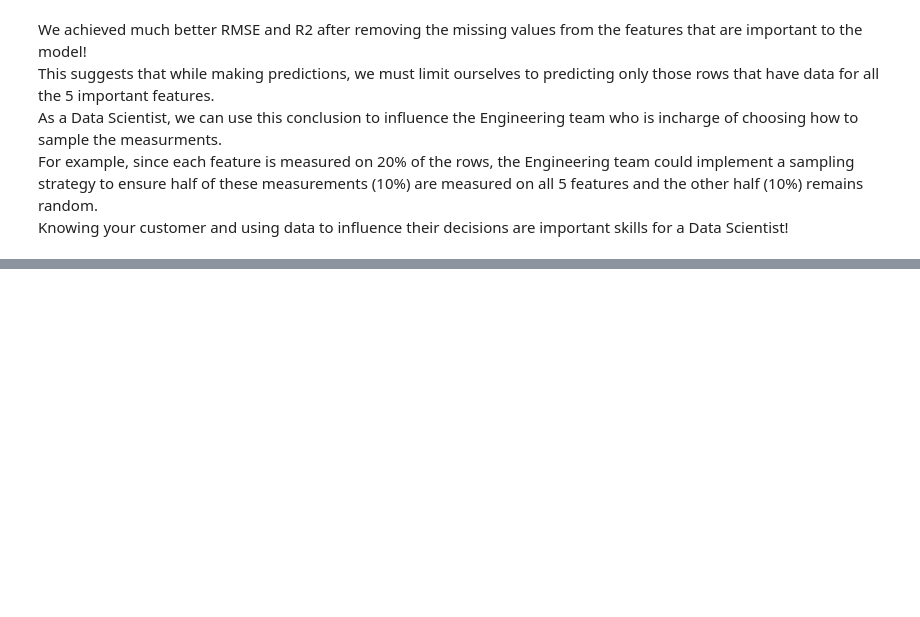
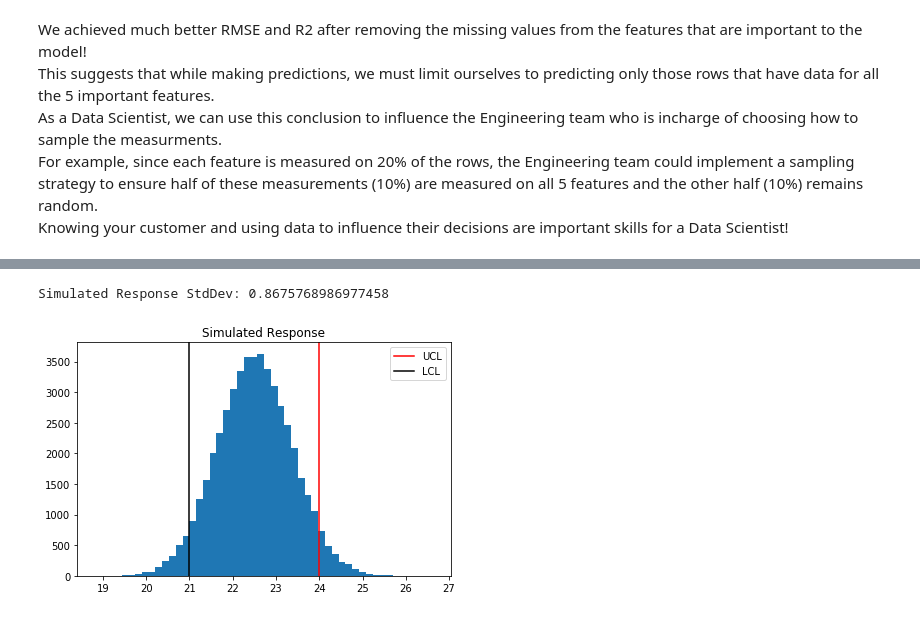
Before and after one commit to stephenleo/HVM-SPC, a Jupyter notebook: modeling.ipynb, the cells around one changed output, grey strips where cells are left out. Saved outputs shown, nothing was run; the diff lists cells and outputs as text; code cells hidden in the pictures; blank space fills up the shorter version.

Commit message:
developed the MC simulated response

```diff
--- a/modeling.ipynb
+++ b/modeling.ipynb
@@ -235,0 +265,25 @@ Knowing your customer and using data to influence their decisions are important
+# %%
+simulated_response = 0
+N_runs = 50000
+RMSE = mean_squared_error(y_test, y_pred)**0.5
+#intercept = final_pipeline.named_steps['lasso'].intercept_ - np.dot(final_pipeline.named_steps['lasso'].coef_, scaler.mean_)
+
+for col in feature_cols:
+    col_mean = X_train[col].mean()
+    col_std = X_train[col].std()
+    col_coef = coef_rescale.coefficient[col]
+    simulated_response += col_coef * np.random.normal(loc = col_mean, scale = col_std, size = N_runs)
+
+simulated_response += [gauss(0, RMSE) for i in range(N_runs)]
+simulated_response += (y_train.mean() - simulated_response.mean())
+# %%
+print('Simulated Response StdDev: {}'.format(simulated_response.std()))
+plt.hist(simulated_response, bins=50)
+plt.axvline(ucl, color = 'r', label = 'UCL')
+plt.axvline(lcl, color = 'k', label = 'LCL')
+plt.legend()
+plt.title('Simulated Response')
+plt.tight_layout();
+# %% [output]
+Simulated Response StdDev: 0.8675768986977458
+[figure, added]
```
Also changed, not shown: parts of 9 cells of this notebook.
